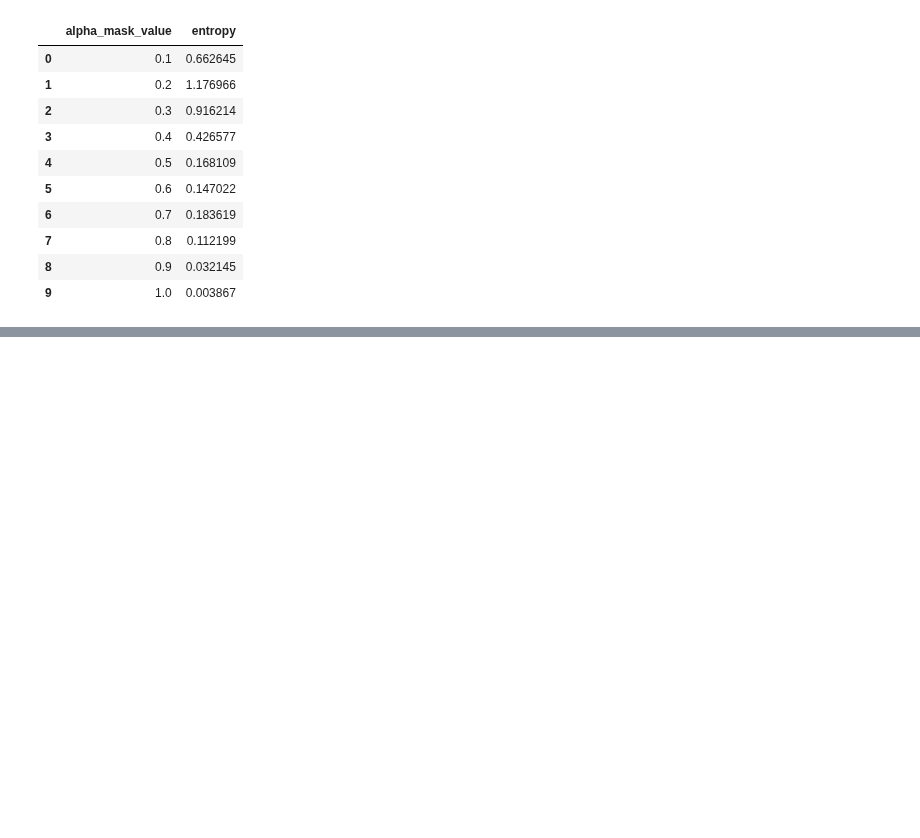
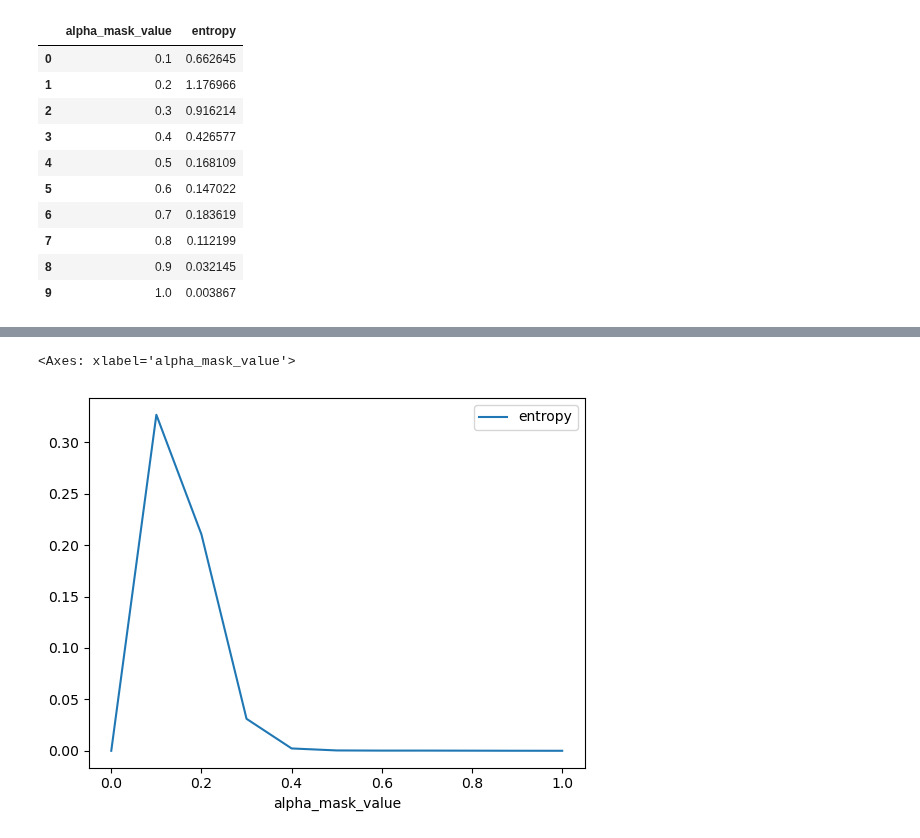
Before and after one commit to Amir-Mehrpanah/On-Spectral-Properties-of-Gradient-based-Explanation-Methods-ECCV24, a Jupyter notebook: experiments/experiment_8.ipynb, the cells around one changed output, grey strips where cells are left out. Saved outputs shown, nothing was run; the diff lists cells and outputs as text; code cells hidden in the pictures; blank space fills up the shorter version.

```diff
--- a/experiments/experiment_8.ipynb
+++ b/experiments/experiment_8.ipynb
@@ -187,0 +342,10 @@ plt.savefig("outputs/figures/accuracy_entropy_at_noise.pdf")
+# %%
+row = pd.DataFrame({"alpha_mask_value": 0, "entropy": 0}, index=[0])
+temp3 = pd.concat(
+    [row, temp2], axis=0
+).reset_index(drop=True)
+temp3["entropy"] = temp3["entropy"]*temp1["Accuracy"]
+temp3.plot(x="alpha_mask_value", y="entropy")
+# %% [output]
+<Axes: xlabel='alpha_mask_value'>
+[figure, added]
```
Also changed, not shown: parts of 6 cells of this notebook, 7 other files.
